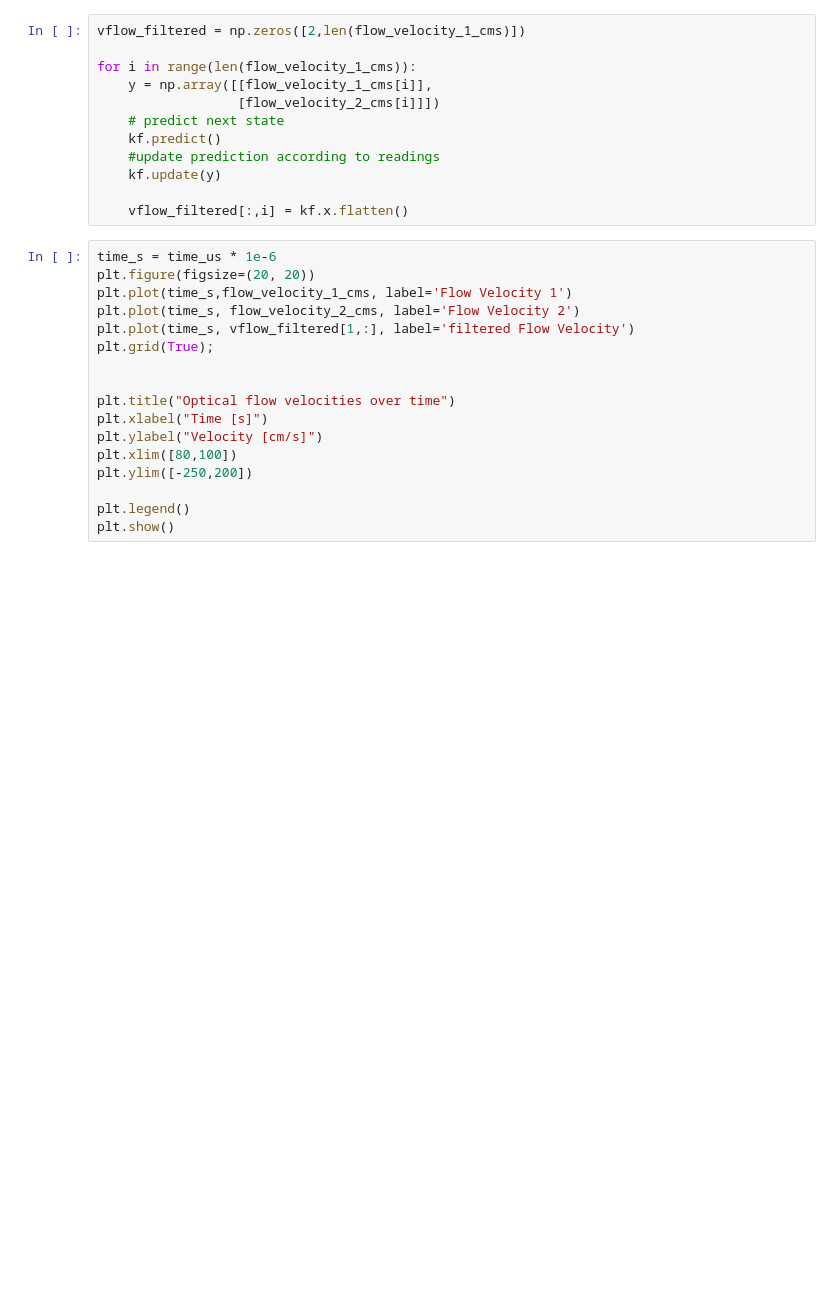
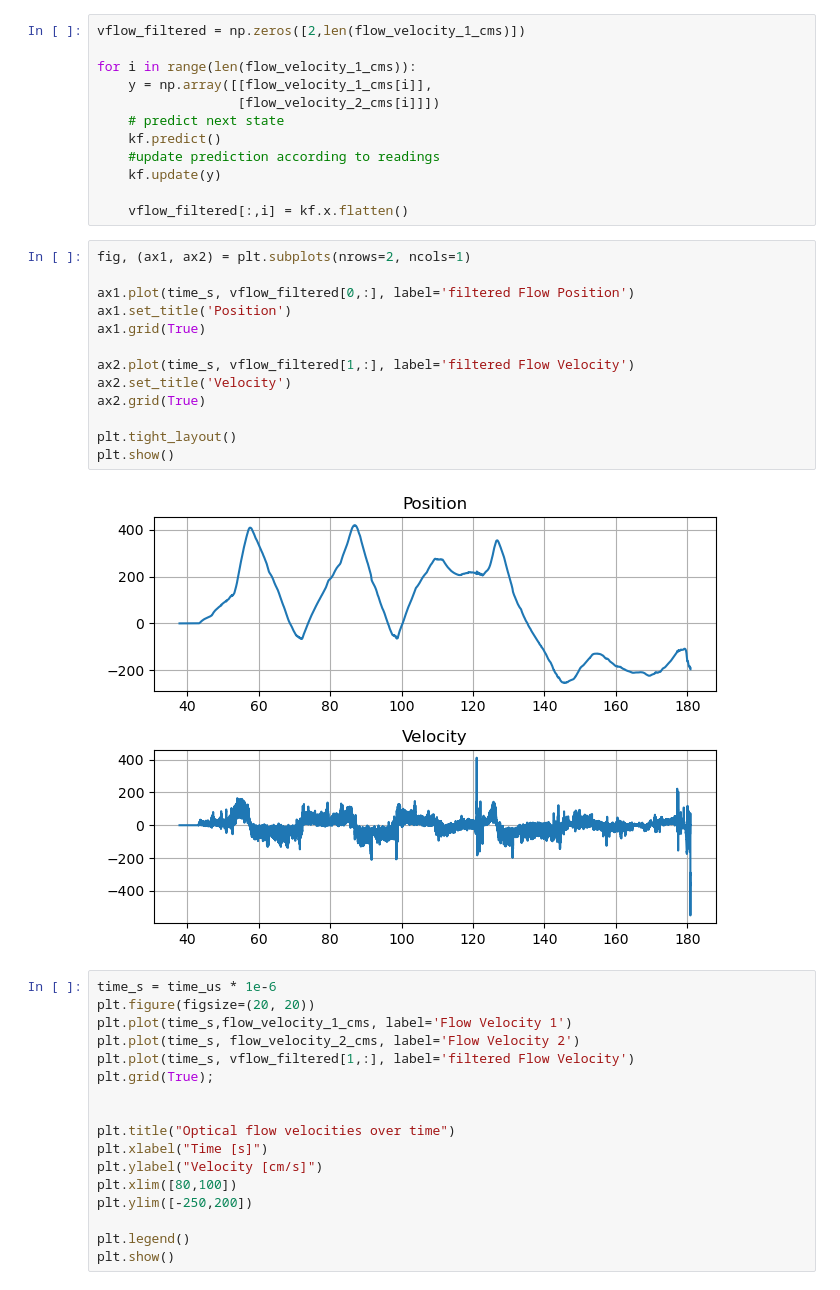
Before and after one commit to lior-sc/kalman_filter_notebook, a Jupyter notebook: kalman state estimator.ipynb, the cells around one changed output. Saved outputs shown, nothing was run; the diff lists cells and outputs as text; blank space fills up the shorter version.

Commit message:
added position plot and velocity plots

```diff
--- a/kalman state estimator.ipynb
+++ b/kalman state estimator.ipynb
@@ -320,6 +320,21 @@ for i in range(len(flow_velocity_1_cms)):
     kf.update(y)
 
     vflow_filtered[:,i] = kf.x.flatten()
+# %%
+fig, (ax1, ax2) = plt.subplots(nrows=2, ncols=1)
+
+ax1.plot(time_s, vflow_filtered[0,:], label='filtered Flow Position')
+ax1.set_title('Position')
+ax1.grid(True)
+
+ax2.plot(time_s, vflow_filtered[1,:], label='filtered Flow Velocity')
+ax2.set_title('Velocity')
+ax2.grid(True)
+
+plt.tight_layout()
+plt.show()
+# %% [output]
+[figure, added]
 # %%
 time_s = time_us * 1e-6
 plt.figure(figsize=(20, 20))
```
Also changed, not shown: parts of 2 cells of this notebook.
